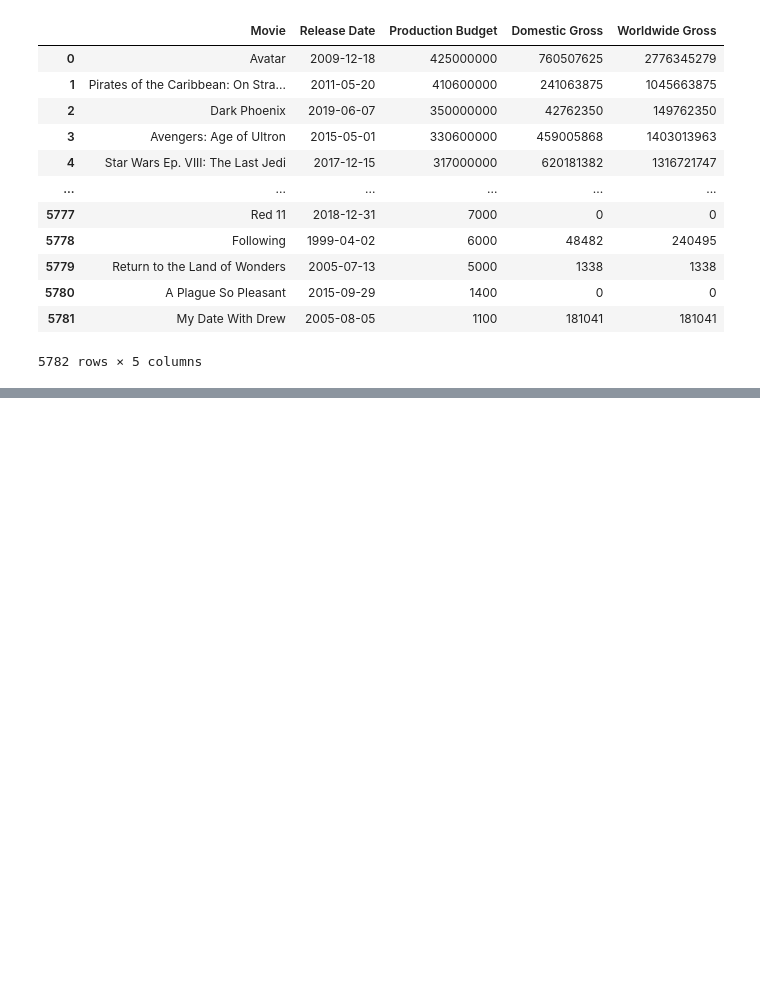
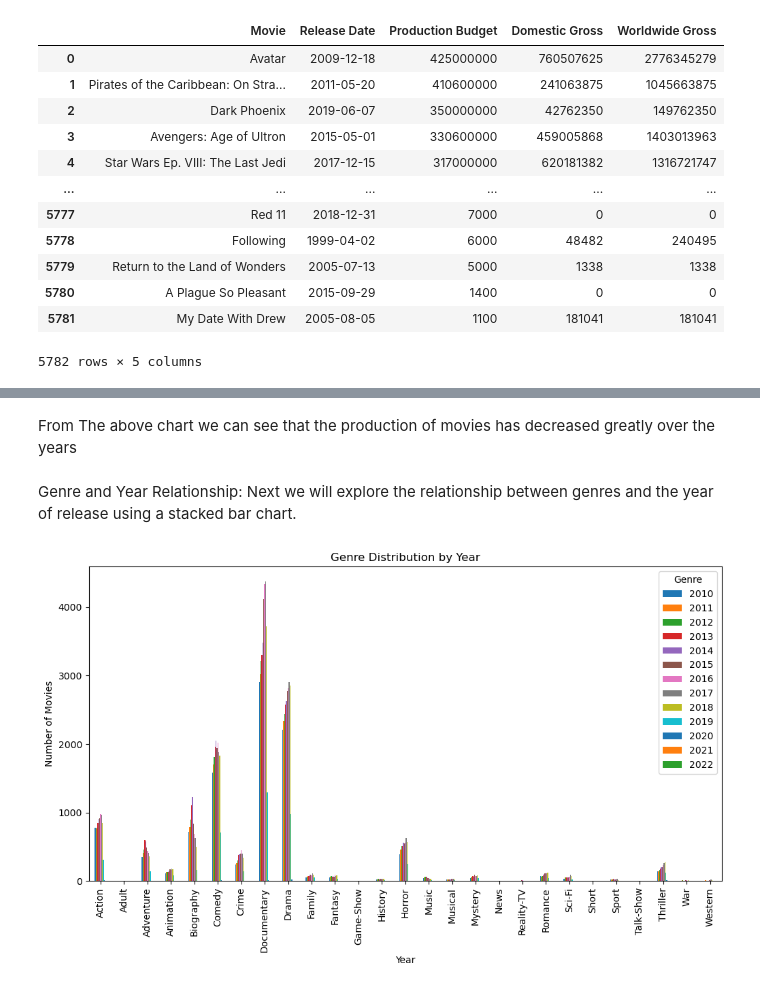
Before and after one commit to Ivan3864/Microsoft-Movie-Studio-Analysis, a Jupyter notebook: insight.ipynb, the cells around one changed output, grey strips where cells are left out. Saved outputs shown, nothing was run; the diff lists cells and outputs as text; code cells hidden in the pictures; blank space fills up the shorter version.

```diff
--- a/insight.ipynb
+++ b/insight.ipynb
@@ -414,0 +486,20 @@ dataset3
+# %% [markdown]
+From The above chart we can see that the production of movies has decreased greatly over the years
+# %% [markdown]
+Genre and Year Relationship: Next we will explore the relationship between genres and the year of release using a stacked bar chart.
+# %%
+# Group the dataset by year and count the number of movies for each genre
+
+# Group the dataset by genre and year and count the number of movies
+genre_year_counts = dataset1.groupby(['Genre', 'Year']).size().unstack().fillna(0)
+
+# Plotting the grouped bar chart
+genre_year_counts.plot(kind='bar', figsize=(12, 6))
+plt.xlabel('Year')
+plt.ylabel('Number of Movies')
+plt.title('Genre Distribution by Year')
+plt.legend(title='Genre')
+plt.xticks(rotation=90)
+plt.show()
+# %% [output]
+[figure, added]
```
Also changed, not shown: parts of 7 cells of this notebook.
